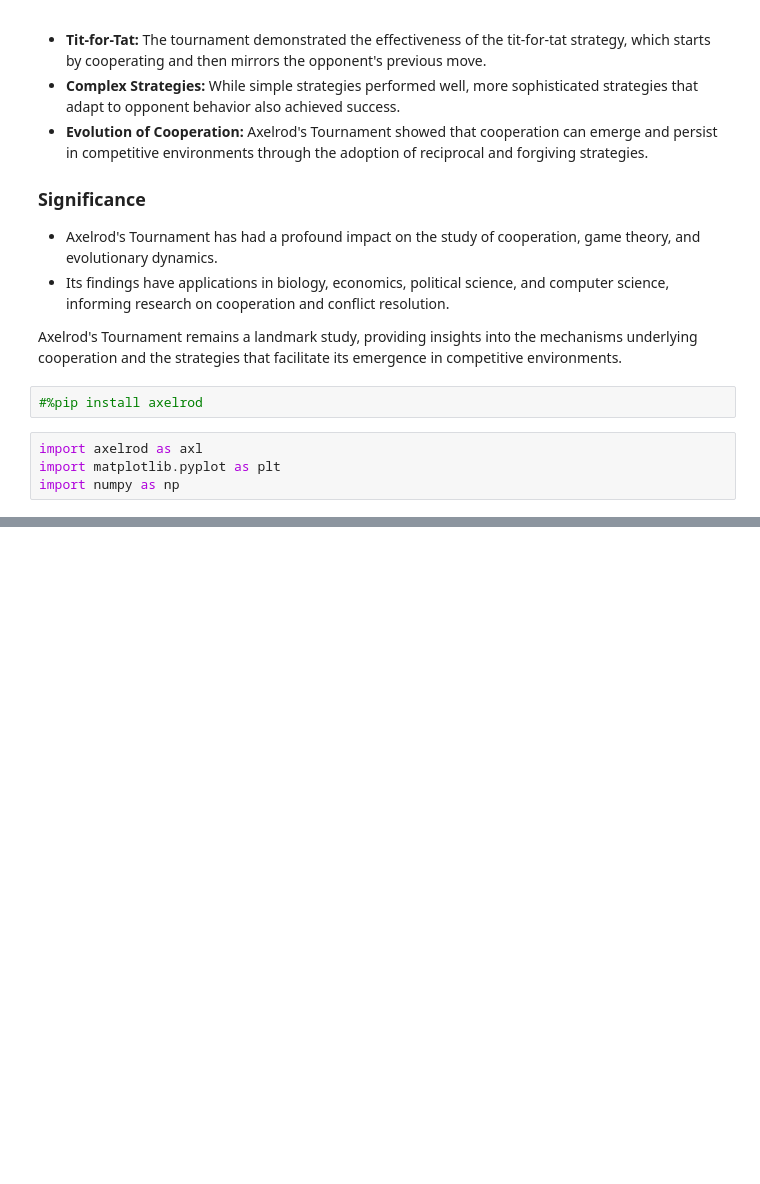
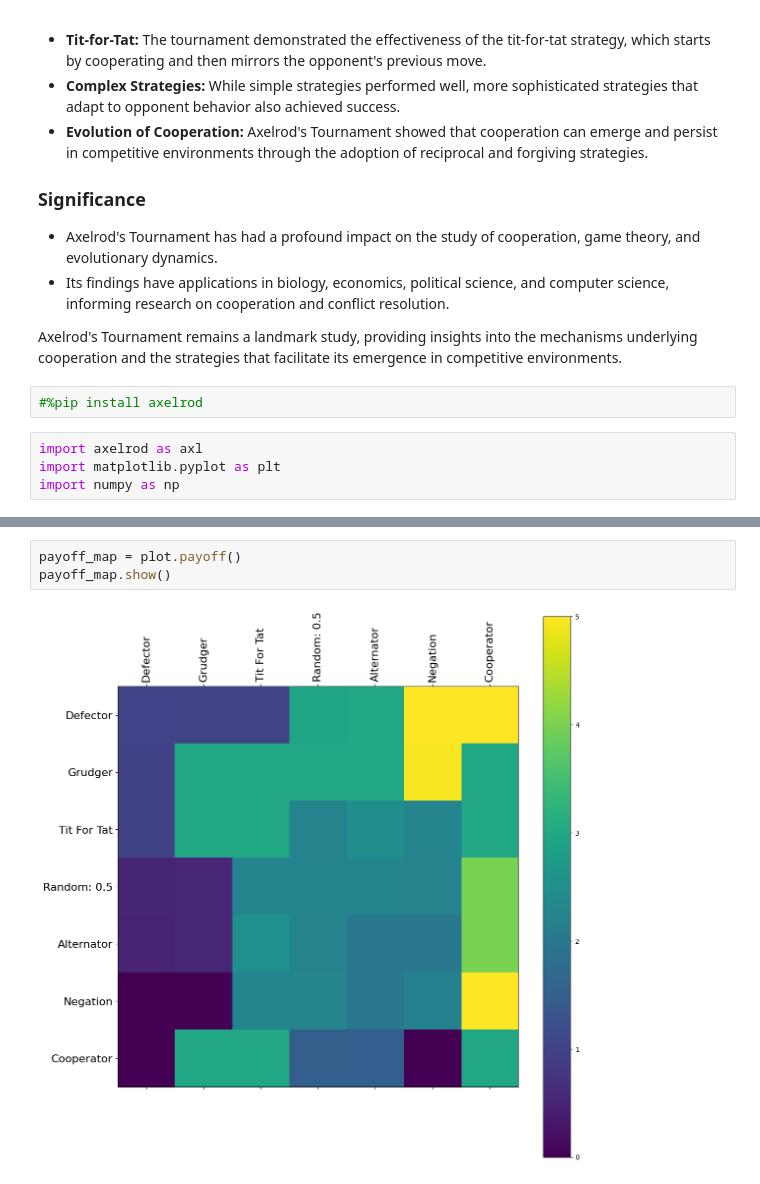
Before and after one commit to AnshulJawale/Evolutionary-Game-Theory, a Jupyter notebook: iterated_prisoners_dilemma.ipynb, the cells around one changed output, grey strips where cells are left out. Saved outputs shown, nothing was run; the diff lists cells and outputs as text; blank space fills up the shorter version.

```diff
--- a/iterated_prisoners_dilemma.ipynb
+++ b/iterated_prisoners_dilemma.ipynb
@@ -67,0 +58,5 @@ plt.show()
+# %%
+payoff_map = plot.payoff()
+payoff_map.show()
+# %% [output]
+[figure, added]
```
Also changed, not shown: parts of 6 cells of this notebook.
